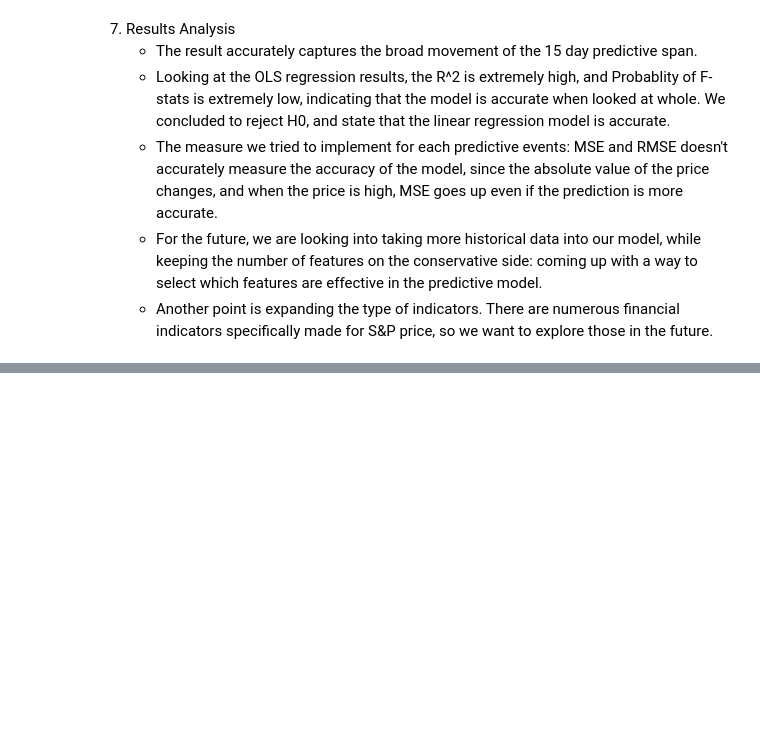
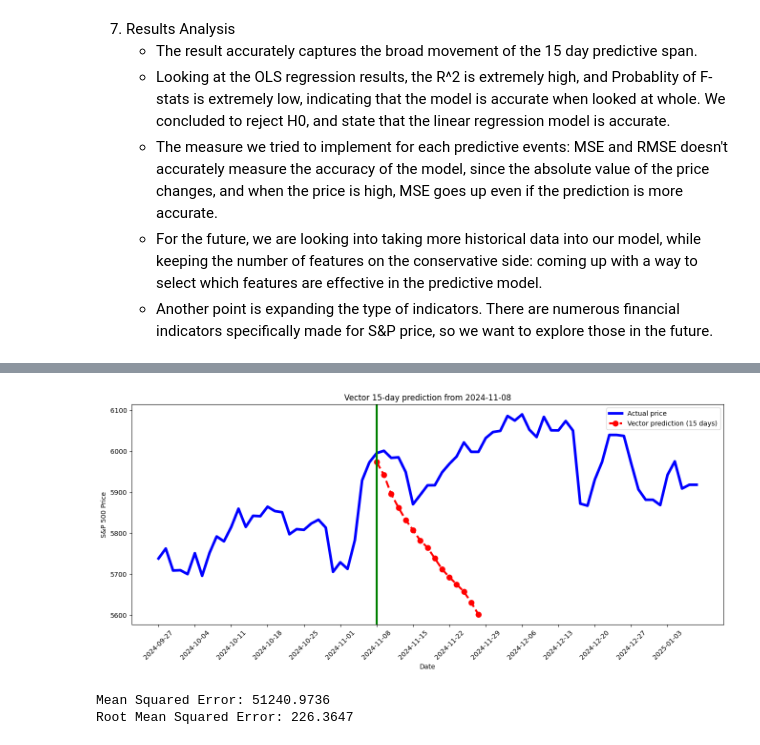
Before and after one commit to cocorowachi/CSC2621_SandP_Prediction, a Jupyter notebook: Data Process.ipynb, the cells around one changed output, grey strips where cells are left out. Saved outputs shown, nothing was run; the diff lists cells and outputs as text; code cells hidden in the pictures; blank space fills up the shorter version.

```diff
--- a/Data Process.ipynb
+++ b/Data Process.ipynb
@@ -476,0 +598,6 @@ Root Mean Squared Error: 5953.9490192958365
+# %%
+plot_predictions2('2024-11-8')
+# %% [output]
+[figure, added]
+Mean Squared Error: 51240.9736
+Root Mean Squared Error: 226.3647
```
Also changed, not shown: parts of 13 cells of this notebook.
